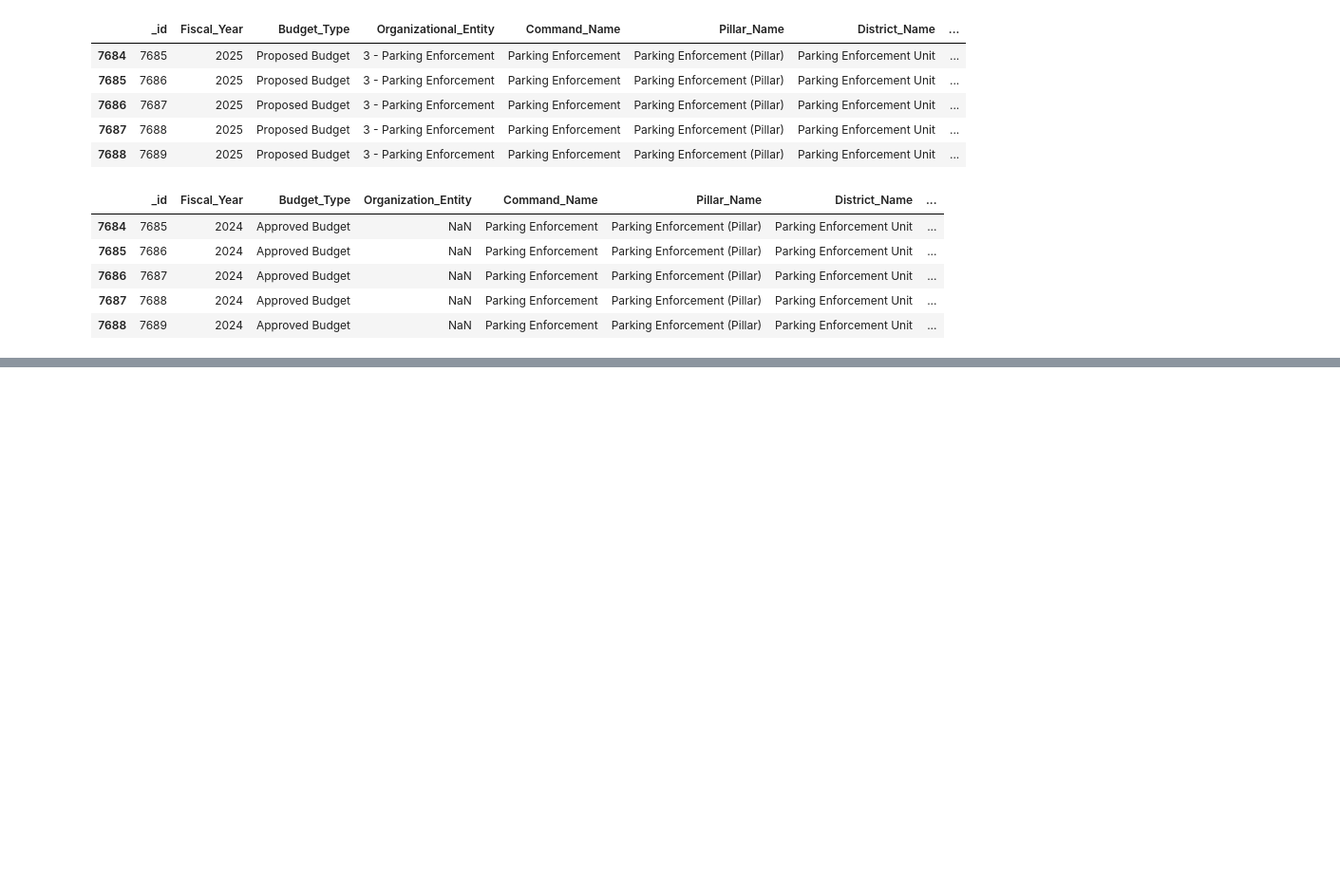
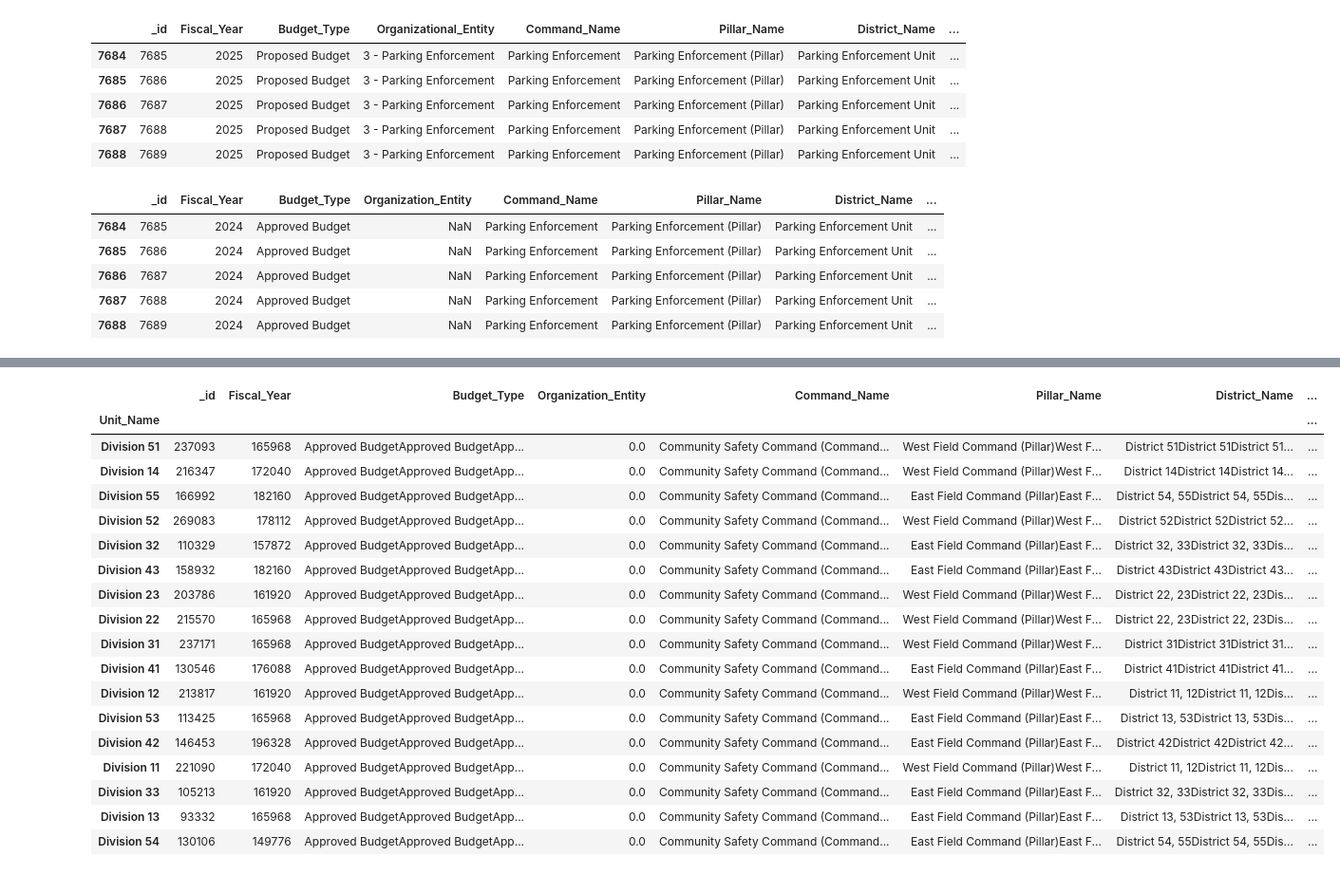
Before and after one commit to FabienThich/toronto-police-spending, a Jupyter notebook: main.ipynb, the cells around one changed output, grey strips where cells are left out. Shown at 95% size. Cells and saved outputs as stored; diff of their text form; code cells hidden in the pictures; blank space fills up the shorter version.

```diff
--- a/main.ipynb
+++ b/main.ipynb
@@ -22,0 +116,25 @@ df.tail()
+# %%
+df_division = df[df['Unit_Name'].str.startswith('Division')]
+df_division_grouped = df_division.groupby(['Unit_Name']).sum()
+df_division_grouped['ratio'] = df_division_grouped['Cost_Element'] / df_division_grouped['Amount']
+df_division_grouped.sort_values('ratio', ascending=True)
+# %% [output]
+|  | _id | Fiscal_Year | Budget_Type | Organization_Entity | Command_Name | Pillar_Name | District_Name | ... |
+| Unit_Name |  |  |  |  |  |  |  | ... |
+| Division 51 | 237093 | 165968 | Approved BudgetApproved BudgetApp... | 0.0 | Community Safety Command (Command... | West Field Command (Pillar)West F... | District 51District 51District 51... | ... |
+| Division 14 | 216347 | 172040 | Approved BudgetApproved BudgetApp... | 0.0 | Community Safety Command (Command... | West Field Command (Pillar)West F... | District 14District 14District 14... | ... |
+| Division 55 | 166992 | 182160 | Approved BudgetApproved BudgetApp... | 0.0 | Community Safety Command (Command... | East Field Command (Pillar)East F... | District 54, 55District 54, 55Dis... | ... |
+| Division 52 | 269083 | 178112 | Approved BudgetApproved BudgetApp... | 0.0 | Community Safety Command (Command... | West Field Command (Pillar)West F... | District 52District 52District 52... | ... |
+| Division 32 | 110329 | 157872 | Approved BudgetApproved BudgetApp... | 0.0 | Community Safety Command (Command... | East Field Command (Pillar)East F... | District 32, 33District 32, 33Dis... | ... |
+| Division 43 | 158932 | 182160 | Approved BudgetApproved BudgetApp... | 0.0 | Community Safety Command (Command... | East Field Command (Pillar)East F... | District 43District 43District 43... | ... |
+| Division 23 | 203786 | 161920 | Approved BudgetApproved BudgetApp... | 0.0 | Community Safety Command (Command... | West Field Command (Pillar)West F... | District 22, 23District 22, 23Dis... | ... |
+| Division 22 | 215570 | 165968 | Approved BudgetApproved BudgetApp... | 0.0 | Community Safety Command (Command... | West Field Command (Pillar)West F... | District 22, 23District 22, 23Dis... | ... |
+| Division 31 | 237171 | 165968 | Approved BudgetApproved BudgetApp... | 0.0 | Community Safety Command (Command... | West Field Command (Pillar)West F... | District 31District 31District 31... | ... |
+| Division 41 | 130546 | 176088 | Approved BudgetApproved BudgetApp... | 0.0 | Community Safety Command (Command... | East Field Command (Pillar)East F... | District 41District 41District 41... | ... |
+| Division 12 | 213817 | 161920 | Approved BudgetApproved BudgetApp... | 0.0 | Community Safety Command (Command... | West Field Command (Pillar)West F... | District 11, 12District 11, 12Dis... | ... |
+| Division 53 | 113425 | 165968 | Approved BudgetApproved BudgetApp... | 0.0 | Community Safety Command (Command... | East Field Command (Pillar)East F... | District 13, 53District 13, 53Dis... | ... |
+| Division 42 | 146453 | 196328 | Approved BudgetApproved BudgetApp... | 0.0 | Community Safety Command (Command... | East Field Command (Pillar)East F... | District 42District 42District 42... | ... |
+| Division 11 | 221090 | 172040 | Approved BudgetApproved BudgetApp... | 0.0 | Community Safety Command (Command... | West Field Command (Pillar)West F... | District 11, 12District 11, 12Dis... | ... |
+| Division 33 | 105213 | 161920 | Approved BudgetApproved BudgetApp... | 0.0 | Community Safety Command (Command... | East Field Command (Pillar)East F... | District 32, 33District 32, 33Dis... | ... |
+| Division 13 | 93332 | 165968 | Approved BudgetApproved BudgetApp... | 0.0 | Community Safety Command (Command... | East Field Command (Pillar)East F... | District 13, 53District 13, 53Dis... | ... |
+| Division 54 | 130106 | 149776 | Approved BudgetApproved BudgetApp... | 0.0 | Community Safety Command (Command... | East Field Command (Pillar)East F... | District 54, 55District 54, 55Dis... | ... |
```
Also changed, not shown: parts of 6 cells of this notebook.
